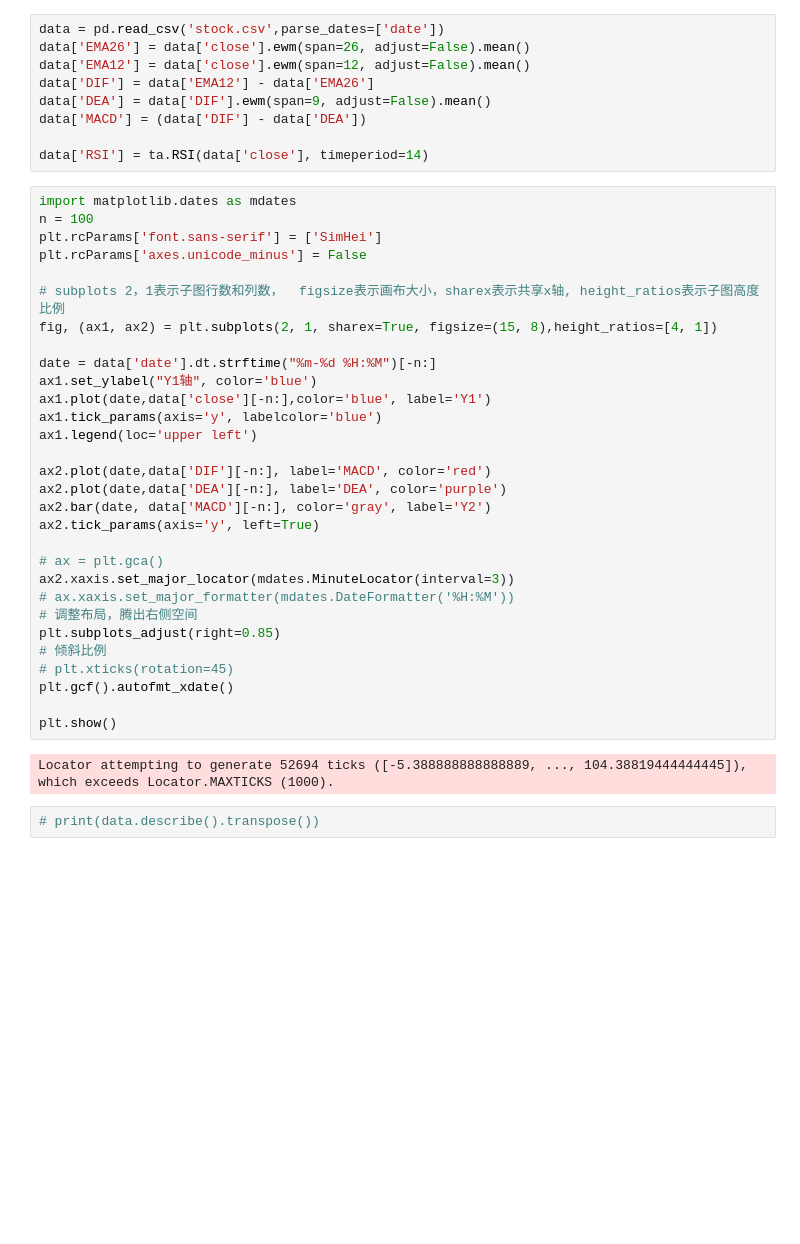
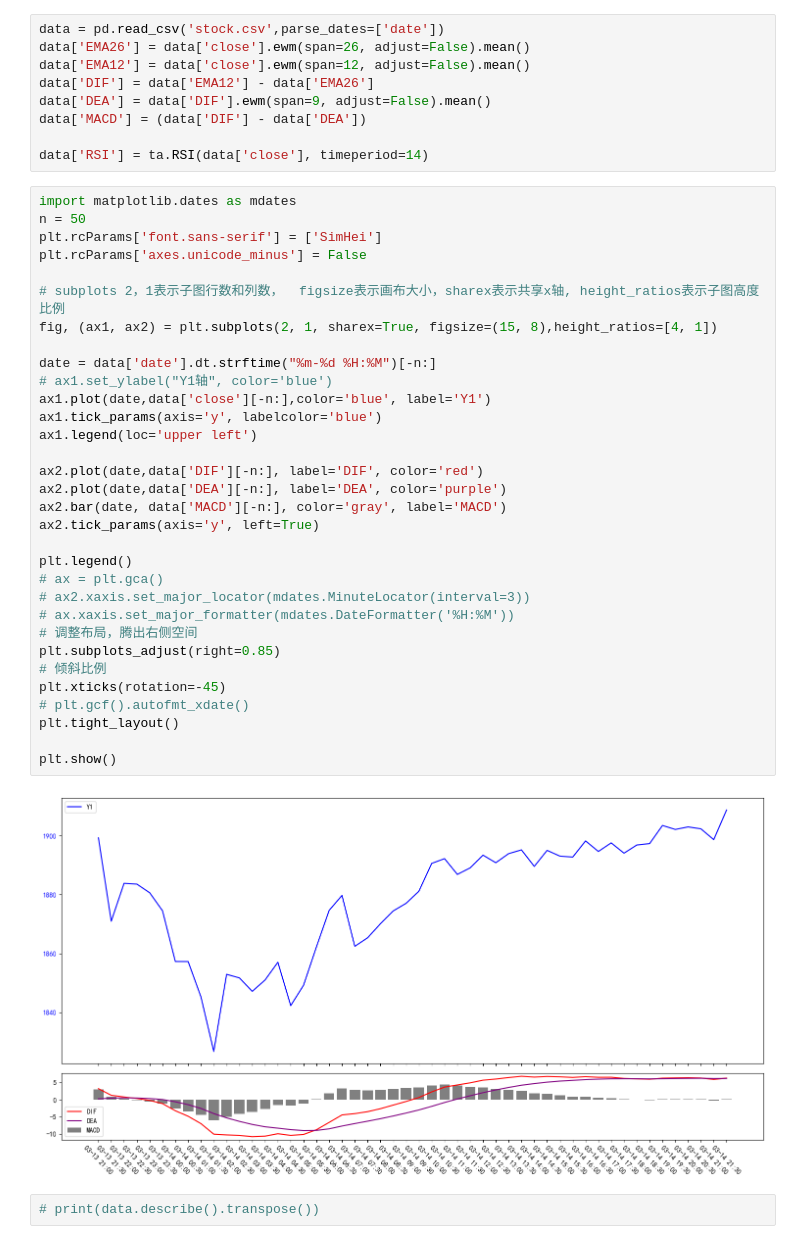
Before and after one commit to vuca-ian/stock, a Jupyter notebook: stock-tensorflow.ipynb, the cells around one changed output. Cells and saved outputs as stored; diff of their text form; blank space fills up the shorter version.

```diff
--- a/stock-tensorflow.ipynb
+++ b/stock-tensorflow.ipynb
@@ -13,35 +13,37 @@ data['MACD'] = (data['DIF'] - data['DEA'])
 data['RSI'] = ta.RSI(data['close'], timeperiod=14)
 # %%
 import matplotlib.dates as mdates
-n = 100
+n = 50
 plt.rcParams['font.sans-serif'] = ['SimHei']
 plt.rcParams['axes.unicode_minus'] = False
 
 # subplots 2，1表示子图行数和列数，  figsize表示画布大小，sharex表示共享x轴, height_ratios表示子图高度比例
 fig, (ax1, ax2) = plt.subplots(2, 1, sharex=True, figsize=(15, 8),height_ratios=[4, 1])
 
 date = data['date'].dt.strftime("%m-%d %H:%M")[-n:]
-ax1.set_ylabel("Y1轴", color='blue')
+# ax1.set_ylabel("Y1轴", color='blue')
 ax1.plot(date,data['close'][-n:],color='blue', label='Y1')
 ax1.tick_params(axis='y', labelcolor='blue')
 ax1.legend(loc='upper left')
 
-ax2.plot(date,data['DIF'][-n:], label='MACD', color='red')
+ax2.plot(date,data['DIF'][-n:], label='DIF', color='red')
 ax2.plot(date,data['DEA'][-n:], label='DEA', color='purple')
-ax2.bar(date, data['MACD'][-n:], color='gray', label='Y2')
+ax2.bar(date, data['MACD'][-n:], color='gray', label='MACD')
 ax2.tick_params(axis='y', left=True)
 
+plt.legend()
 # ax = plt.gca()
-ax2.xaxis.set_major_locator(mdates.MinuteLocator(interval=3))
+# ax2.xaxis.set_major_locator(mdates.MinuteLocator(interval=3))
 # ax.xaxis.set_major_formatter(mdates.DateFormatter('%H:%M'))
 # 调整布局，腾出右侧空间
 plt.subplots_adjust(right=0.85)
 # 倾斜比例
-# plt.xticks(rotation=45)
-plt.gcf().autofmt_xdate()
+plt.xticks(rotation=-45)
+# plt.gcf().autofmt_xdate()
+plt.tight_layout()
 
 plt.show()
 # %% [output]
-Locator attempting to generate 52694 ticks ([-5.388888888888889, ..., 104.38819444444445]), which exceeds Locator.MAXTICKS (1000).
+[figure, added]
 # %%
 # print(data.describe().transpose())
```
